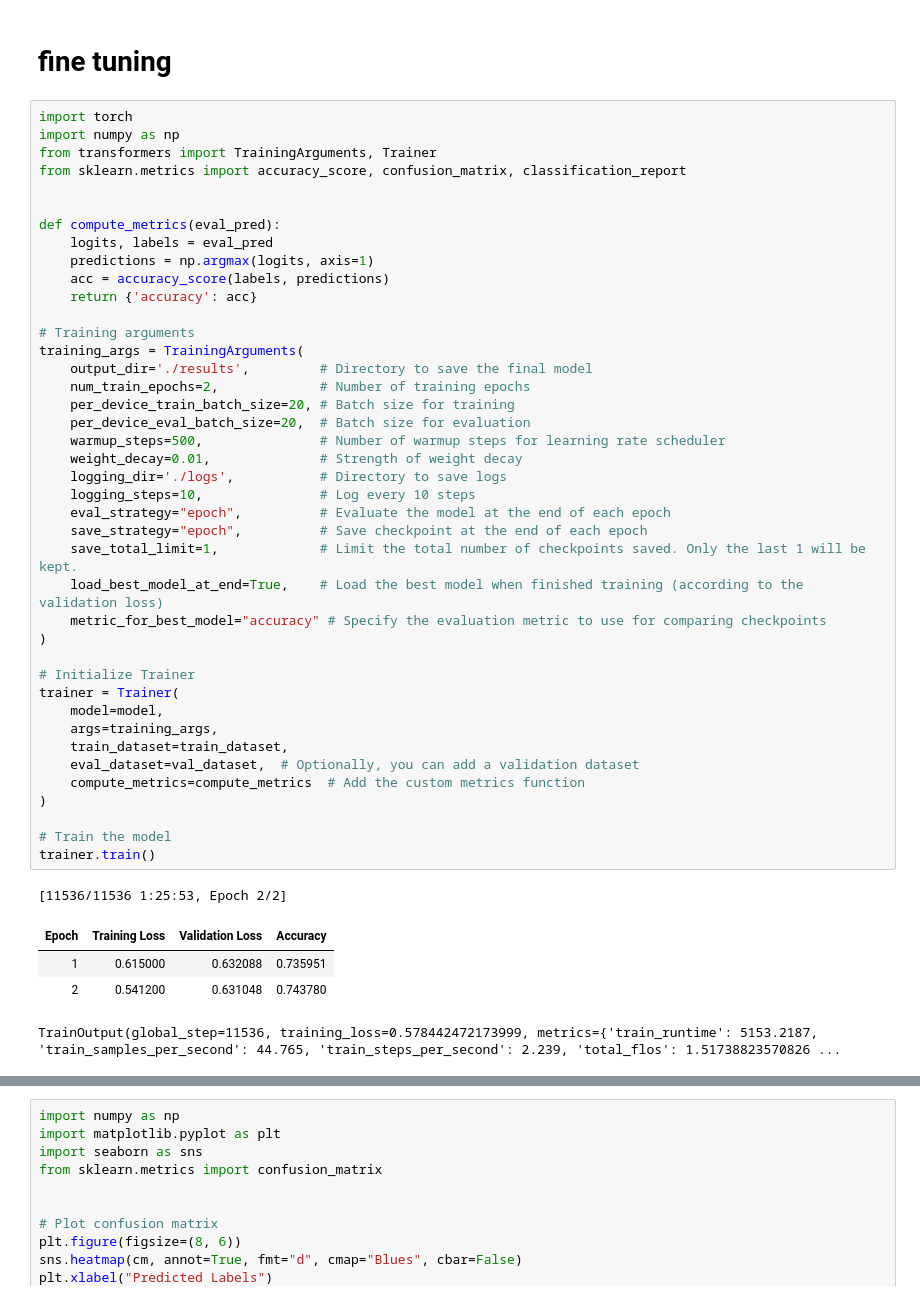
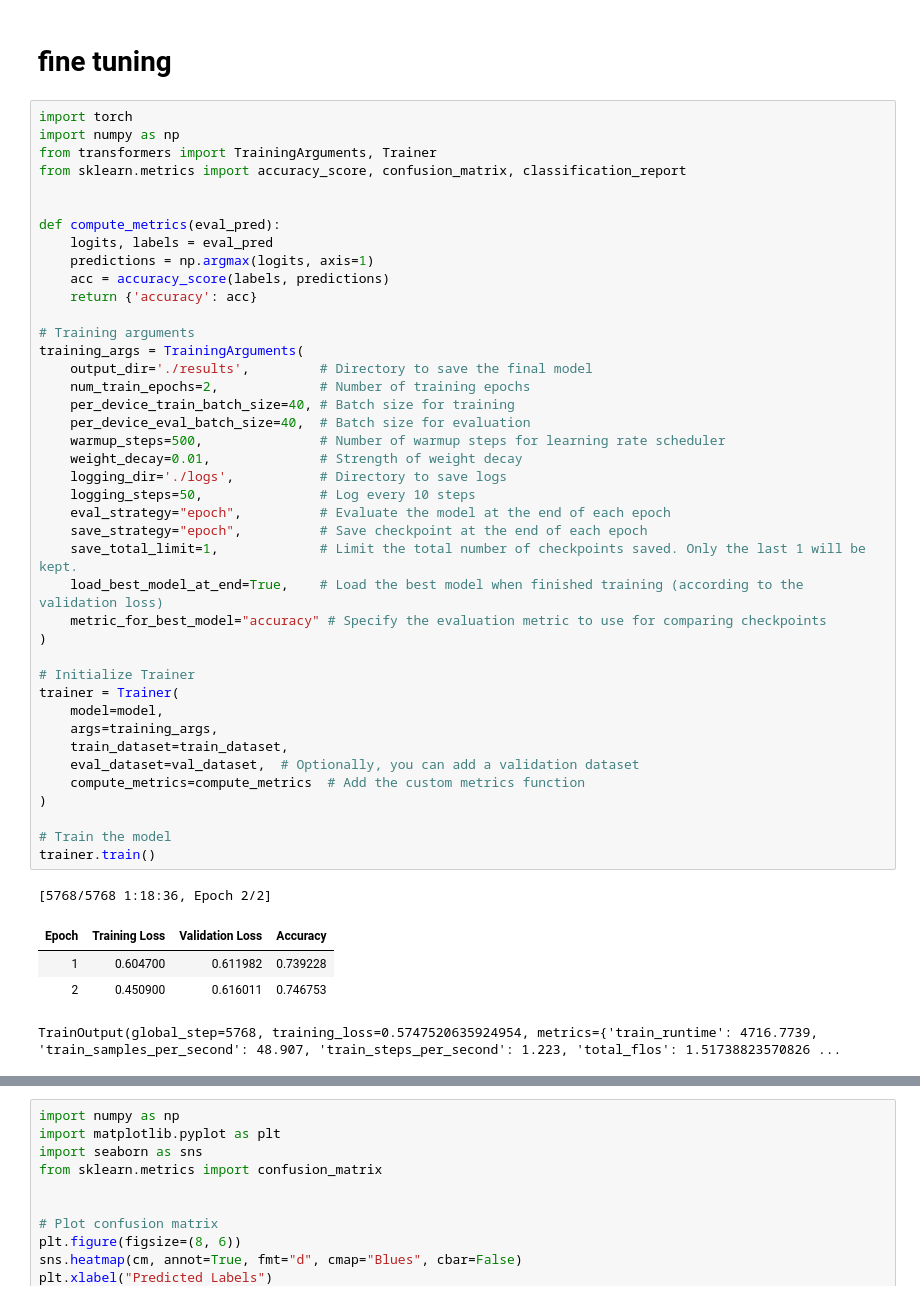
Before and after one commit to Soumia-Bouyh/GP_movie_sentiment_analysis, a Jupyter notebook: notebooks/Arabic/camelbert.ipynb, the cells around one changed output, grey strips where cells are left out. Cells and saved outputs as stored; diff of their text form.

```diff
--- a/notebooks/Arabic/camelbert.ipynb
+++ b/notebooks/Arabic/camelbert.ipynb
@@ -149,40 +154,40 @@ def compute_metrics(eval_pred):
     acc = accuracy_score(labels, predictions)
     return {'accuracy': acc}
 
 # Training arguments
 training_args = TrainingArguments(
     output_dir='./results',         # Directory to save the final model
     num_train_epochs=2,             # Number of training epochs
-    per_device_train_batch_size=20, # Batch size for training
-    per_device_eval_batch_size=20,  # Batch size for evaluation
+    per_device_train_batch_size=40, # Batch size for training
+    per_device_eval_batch_size=40,  # Batch size for evaluation
     warmup_steps=500,               # Number of warmup steps for learning rate scheduler
     weight_decay=0.01,              # Strength of weight decay
     logging_dir='./logs',           # Directory to save logs
-    logging_steps=10,               # Log every 10 steps
+    logging_steps=50,               # Log every 10 steps
     eval_strategy="epoch",          # Evaluate the model at the end of each epoch
     save_strategy="epoch",          # Save checkpoint at the end of each epoch
     save_total_limit=1,             # Limit the total number of checkpoints saved. Only the last 1 will be kept.
     load_best_model_at_end=True,    # Load the best model when finished training (according to the validation loss)
     metric_for_best_model="accuracy" # Specify the evaluation metric to use for comparing checkpoints
 )
 
 # Initialize Trainer
 trainer = Trainer(
     model=model,
     args=training_args,
     train_dataset=train_dataset,
     eval_dataset=val_dataset,  # Optionally, you can add a validation dataset
     compute_metrics=compute_metrics  # Add the custom metrics function
 )
 
 # Train the model
 trainer.train()
 # %% [output]
-[11536/11536 1:25:53, Epoch 2/2]
+[5768/5768 1:18:36, Epoch 2/2]
 | Epoch | Training Loss | Validation Loss | Accuracy |
-| 1 | 0.615000 | 0.632088 | 0.735951 |
-| 2 | 0.541200 | 0.631048 | 0.743780 |
+| 1 | 0.604700 | 0.611982 | 0.739228 |
+| 2 | 0.450900 | 0.616011 | 0.746753 |
-TrainOutput(global_step=11536, training_loss=0.578442472173999, metrics={'train_runtime': 5153.2187, 'train_samples_per_second': 44.765, 'train_steps_per_second': 2.239, 'total_flos': 1.51738823570826 ...
+TrainOutput(global_step=5768, training_loss=0.5747520635924954, metrics={'train_runtime': 4716.7739, 'train_samples_per_second': 48.907, 'train_steps_per_second': 1.223, 'total_flos': 1.51738823570826 ...
 # %%
 # Predict on test data
 predictions = trainer.predict(test_dataset)
```
Also changed, not shown: parts of 7 cells of this notebook, 3 other files.
